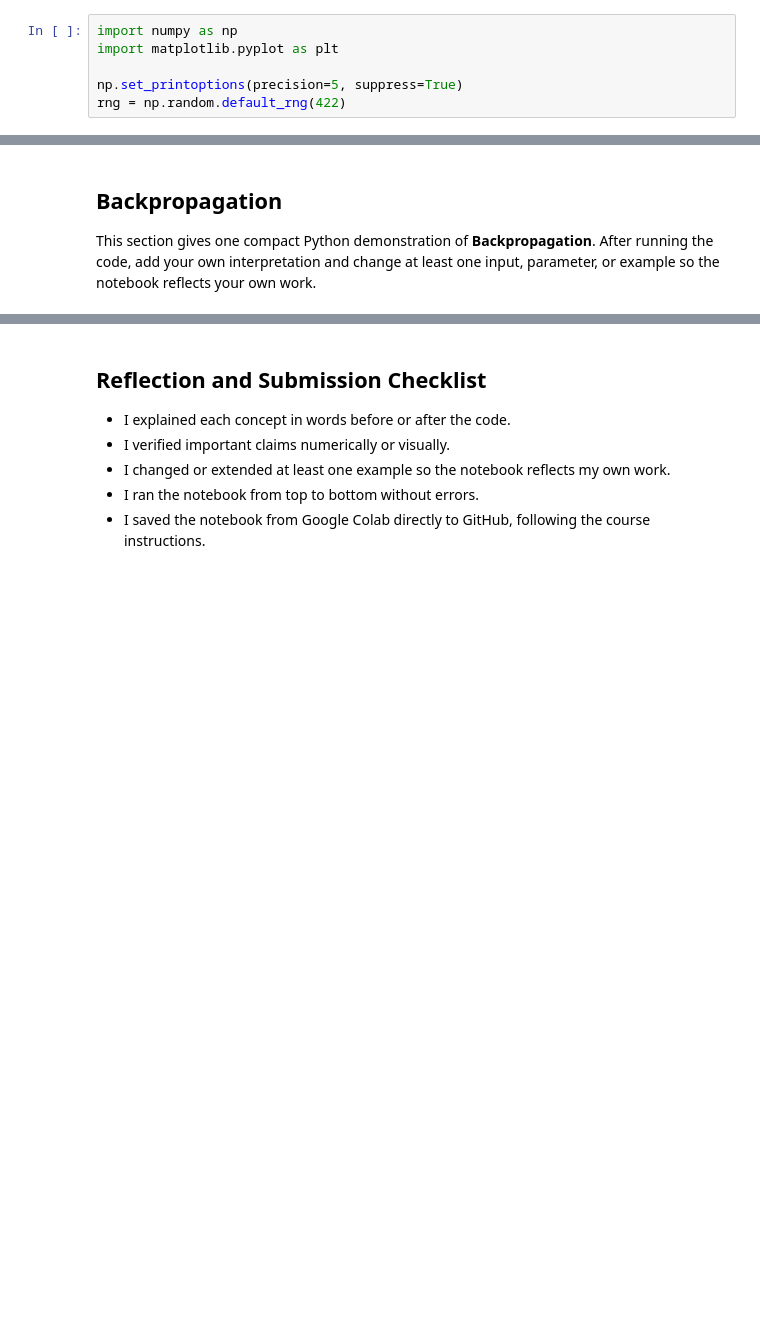
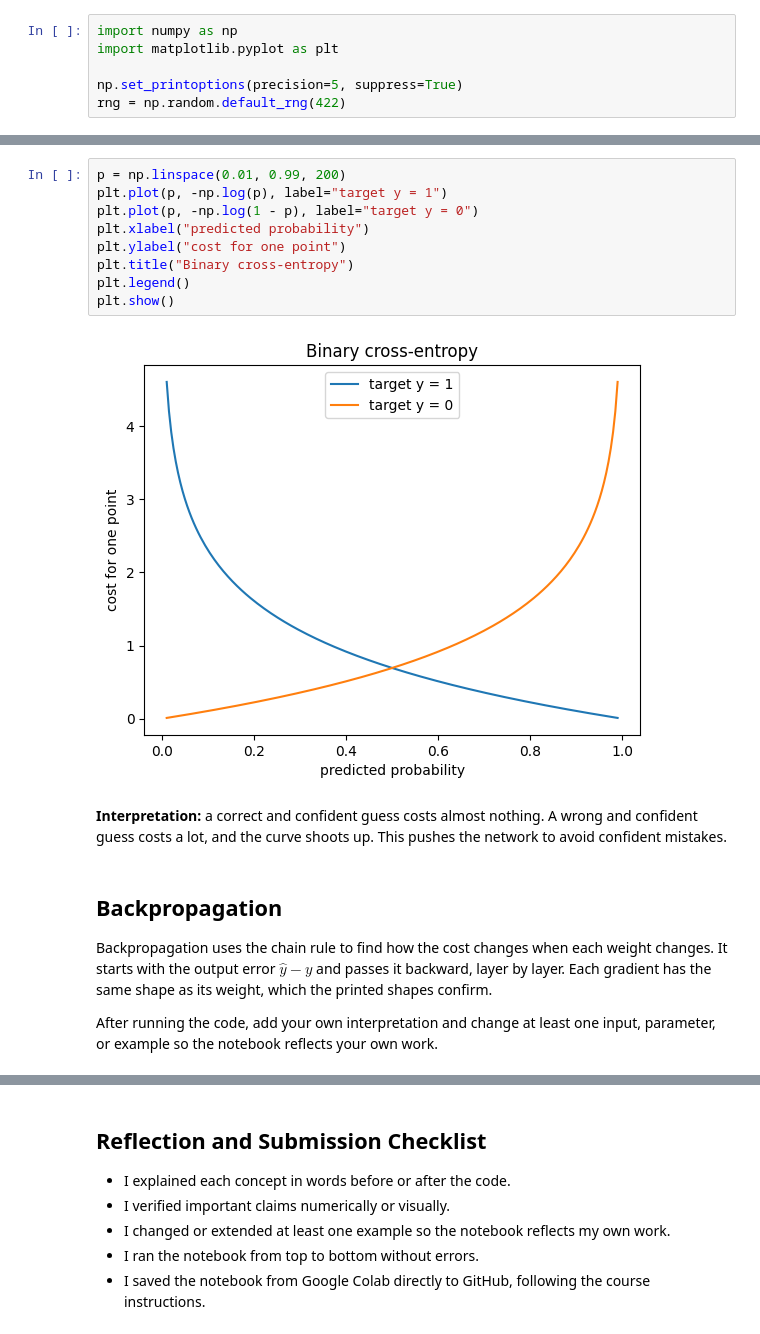
Before and after one commit to ehuangasu/MAT422, a Jupyter notebook: MAT422_Section_3_7_Neural_Networks.ipynb, the cells around one changed output, grey strips where cells are left out. Drawn from its saved outputs; the diff is of its cells as text; blank space fills up the shorter version.

```diff
--- a/MAT422_Section_3_7_Neural_Networks.ipynb
+++ b/MAT422_Section_3_7_Neural_Networks.ipynb
@@ -74,7 +171,22 @@ print("Initial predicted probabilities:", output.ravel())
+# %%
+p = np.linspace(0.01, 0.99, 200)
+plt.plot(p, -np.log(p), label="target y = 1")
+plt.plot(p, -np.log(1 - p), label="target y = 0")
+plt.xlabel("predicted probability")
+plt.ylabel("cost for one point")
+plt.title("Binary cross-entropy")
+plt.legend()
+plt.show()
+# %% [output]
+[figure, added]
+# %% [markdown]
+**Interpretation:** a correct and confident guess costs almost nothing. A wrong and confident guess costs a lot, and the curve shoots up. This pushes the network to avoid confident mistakes.
 # %% [markdown]
 ## Backpropagation
 
-This section gives one compact Python demonstration of **Backpropagation**. After running the code, add your own interpretation and change at least one input, parameter, or example so the notebook reflects your own work.
+Backpropagation uses the chain rule to find how the cost changes when each weight changes. It starts with the output error $\hat{y} - y$ and passes it backward, layer by layer. Each gradient has the same shape as its weight, which the printed shapes confirm.
+
+After running the code, add your own interpretation and change at least one input, parameter, or example so the notebook reflects your own work.
 # %%
 z1, a1, z2, a2 = forward(X)
 dz2 = (a2 - y) / len(X)
```
Also changed, not shown: parts of 26 cells of this notebook.
